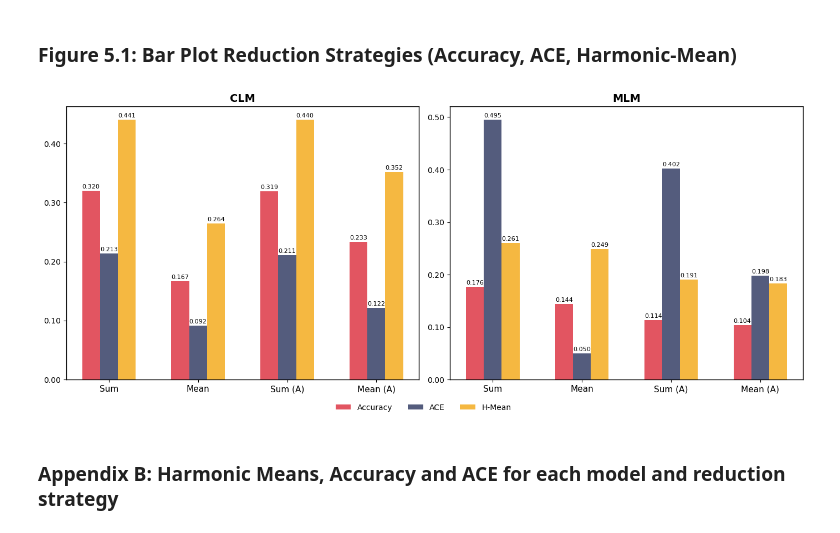
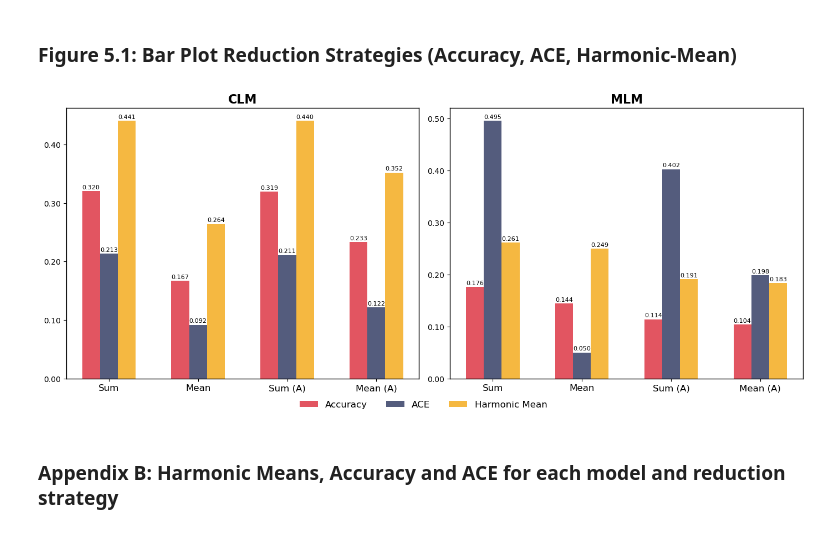
Before and after one commit to diamir707/LMsCONFonBEAR, a Jupyter notebook: results/e1reduction_eval.ipynb, the cells around one changed output. Saved outputs shown, nothing was run; the diff lists cells and outputs as text; code cells hidden in the pictures.

```diff
--- a/results/e1reduction_eval.ipynb
+++ b/results/e1reduction_eval.ipynb
@@ -61,7 +61,7 @@ mean_per_metric = (
     .reset_index()
 )
 
-metric_labels = {"accuracy": "Accuracy", "ace": "ACE", "harmonic_mean": "H-Mean"}
+metric_labels = {"accuracy": "Accuracy", "ace": "ACE", "harmonic_mean": "Harmonic Mean"}
 df = mean_per_metric.melt(
     id_vars=["reduction", "model_type"],
     value_vars=metric_labels.keys(),
@@ -70,7 +70,7 @@ df = mean_per_metric.melt(
 )
 df["metric"] = df["metric"].map(metric_labels)
 
-colors = {"Accuracy": "#db2b39", "ACE": "#29335c", "H-Mean": "#f3a712"}
+colors = {"Accuracy": "#db2b39", "ACE": "#29335c", "Harmonic Mean": "#f3a712"}
 reductions = ["Sum", "Mean", "Sum (A)", "Mean (A)"]
 metrics = list(colors.keys())
 model_types = df["model_type"].unique()
@@ -78,37 +78,37 @@ model_types = df["model_type"].unique()
 fig, axs = plt.subplots(1, 2, figsize=(14, 6), sharey=False)
 
 x = np.arange(len(reductions))
 bar_width = 0.2
 
 for ax, model_type in zip(axs, model_types):
     data = df[df["model_type"] == model_type]
     for i, metric in enumerate(metrics):
         values = (
             data[data["metric"] == metric]
             .set_index("reduction")
             .reindex(reductions)["value"]
             .values
         )
         ax.bar(x + i * bar_width, values, width=bar_width, label=metric, color=colors[metric], alpha=0.8)
         for xi, v in zip(x, values):
             ax.text(xi + i * bar_width, v + 0.002, f"{v:.3f}", ha="center", va="bottom", fontsize=8)
 
     ax.set_xticks(x + bar_width)
-    ax.set_xticklabels(reductions, fontsize=11)
-    ax.set_title(model_type, fontsize=14, fontweight="bold")
+    ax.set_xticklabels(reductions, fontsize=12)
+    ax.set_title(model_type, fontsize=16, fontweight="bold")
     ax.set_facecolor("white")
     ax.yaxis.set_major_formatter(FormatStrFormatter("%.2f"))
     for spine in ax.spines.values():
         spine.set_visible(True)
         spine.set_linewidth(1)
         spine.set_color("black")
 
-fig.legend(metrics, loc="lower center", ncol=3, frameon=False, bbox_to_anchor=(0.5, 0))
+fig.legend(metrics, loc="lower center", ncol=3, fontsize=12, frameon=False, bbox_to_anchor=(0.5, 0))
 fig.tight_layout(rect=[0, 0.05, 1, 1])
 plt.savefig(graphics_path + "reductions_barplot" + graphics_format, bbox_inches="tight", dpi=600)
 plt.show()
 # %% [output]
-[figure, old version]
+[figure, new version]
 # %% [markdown]
 ### Appendix B: Harmonic Means, Accuracy and ACE for each model and reduction strategy
 # %%
```
Also changed, not shown: parts of 13 cells of this notebook, 7 other files.
